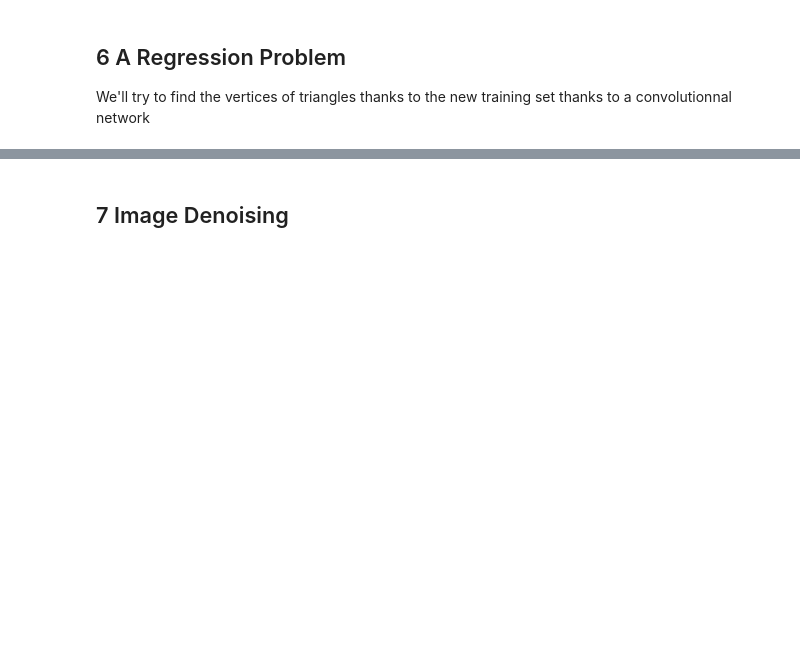
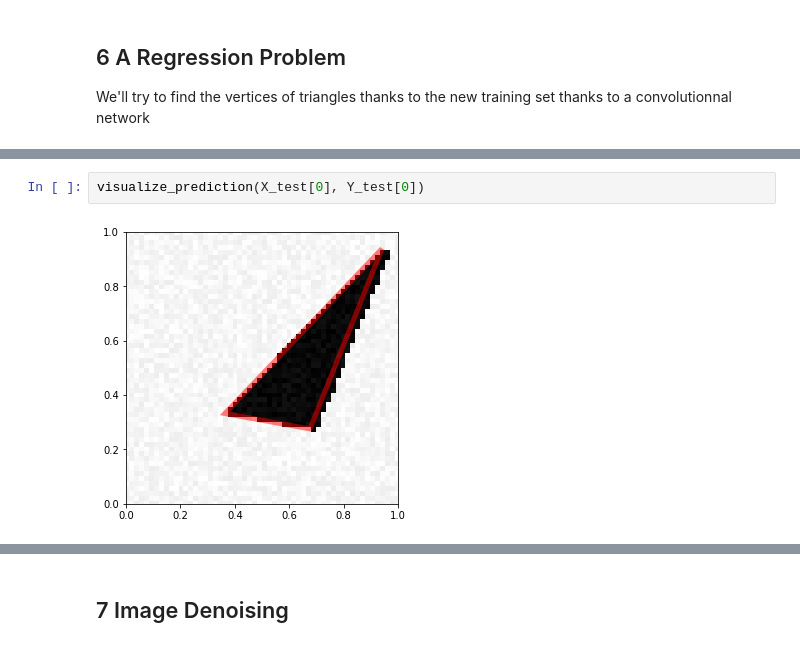
Before and after one commit to lajouanie/Deep_Learning_3A, a Jupyter notebook: MVA MP1.ipynb, the cells around one changed output, grey strips where cells are left out. Drawn from its saved outputs; the diff is of its cells as text; blank space fills up the shorter version.

```diff
--- a/MVA MP1.ipynb
+++ b/MVA MP1.ipynb
@@ -513 +510,5 @@ visualize_prediction(X_test[0]/np.sum(X_test[0]), classifier.predict(np.reshape(
+# %%
+visualize_prediction(X_test[0], Y_test[0])
+# %% [output]
+[figure, added]
 # %%
```
Also changed, not shown: parts of 23 cells of this notebook.
